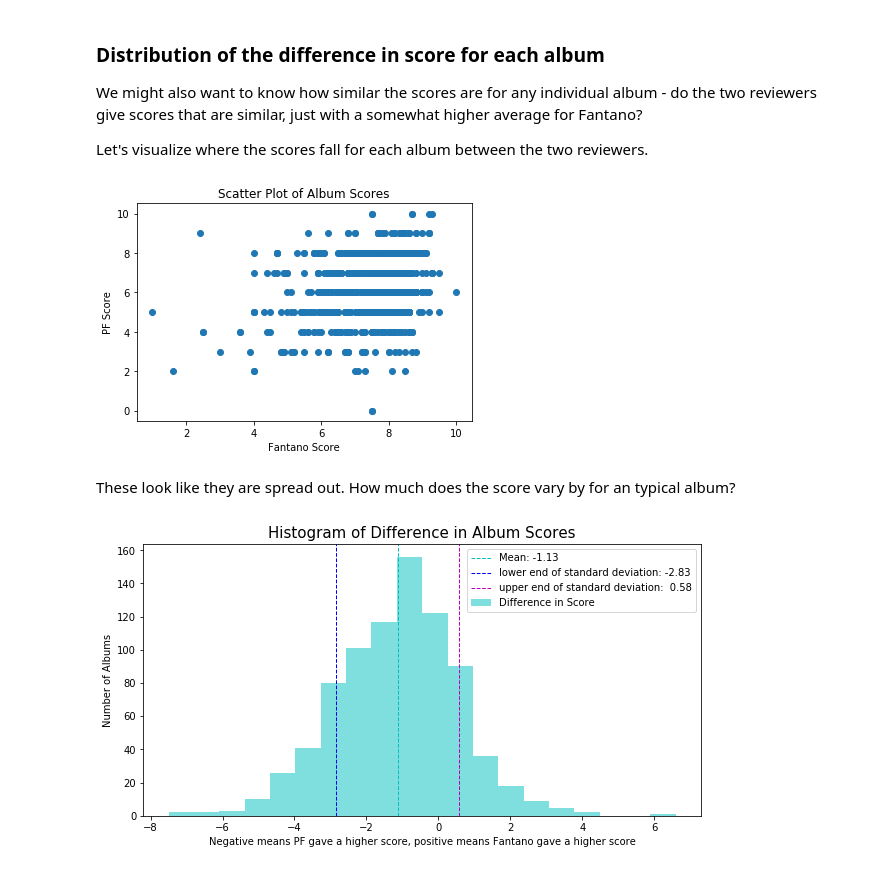
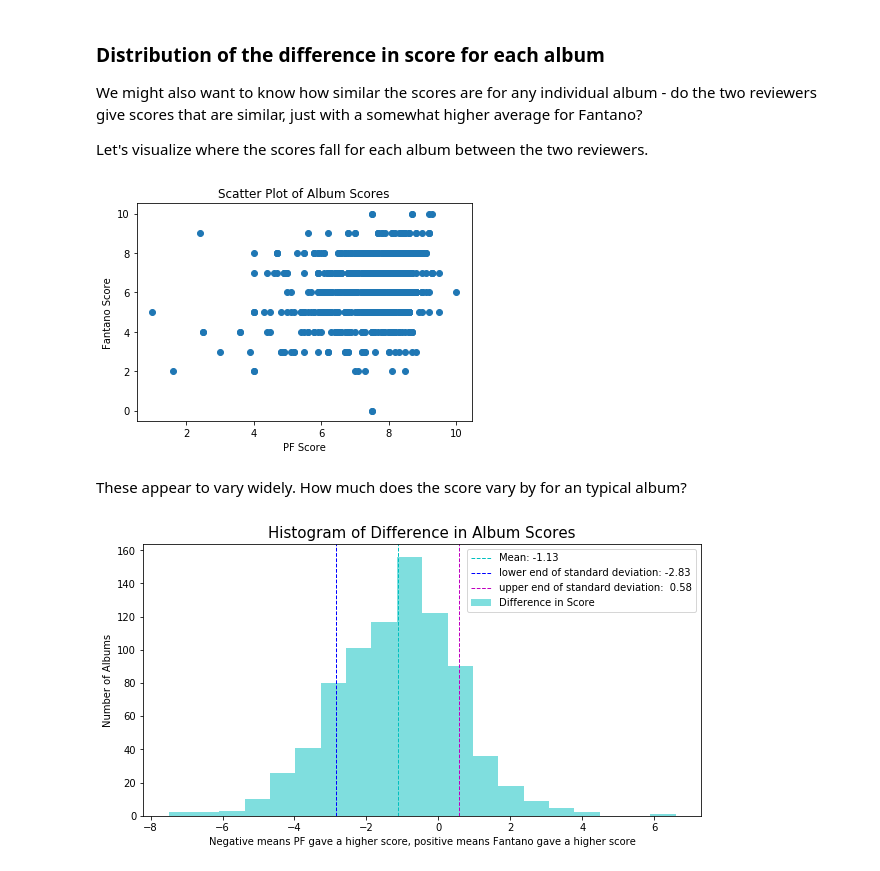
Before and after one commit to chrisoyer/thinkful_notes, a Jupyter notebook: music_caps/music review project.ipynb, the cells around one changed output. Saved outputs shown, nothing was run; the diff lists cells and outputs as text; code cells hidden in the pictures.

```diff
--- a/music_caps/music review project.ipynb
+++ b/music_caps/music review project.ipynb
@@ -292,6 +146,9 @@ fantano_reviewdf['title_lc'] = fantano_reviewdf['title'].str.lower()
 Fantano_PF_intersec_df = pd.merge(fantano_reviewdf, pf_reviews_df,
                                left_on=['artist_lc','title_lc'], right_on=['artist','title'],
                                how='inner', suffixes=('_Fantano', '_pf'))
+#remove unusued columns
+Fantano_PF_intersec_df = Fantano_PF_intersec_df.drop(['Unnamed: 0', 'review_date', 'review_type', 'word_score',
+                                                      'best_tracks', 'worst_track', 'link', 'reviewid'], axis=1)
 # check data is correctly joined
 Fantano_PF_intersec_df.head()
 # %% [output]
@@ -370,14 +216,14 @@ We might also want to know how similar the scores are for any individual album -
 Let's visualize where the scores fall for each album between the two reviewers.
 # %%
 plt.scatter(Fantano_PF_intersec_df['score_pf'], Fantano_PF_intersec_df['score_Fantano'])
-plt.xlabel('Fantano Score')
-plt.ylabel('PF Score')
+plt.ylabel('Fantano Score')
+plt.xlabel('PF Score')
 plt.title('Scatter Plot of Album Scores')
 plt.show()
 # %% [output]
-[figure, old version]
+[figure, new version]
 # %% [markdown]
-These look like they are spread out. How much does the score vary by for an typical album?
+These appear to vary widely. How much does the score vary by for an typical album?
 # %%
 #create score diff df
 score_diff_F_min_pf_df = Fantano_PF_intersec_df.loc[:,['artist_Fantano', 'title_Fantano']]
```
Also changed, not shown: parts of 41 cells of this notebook, 1 other file.
